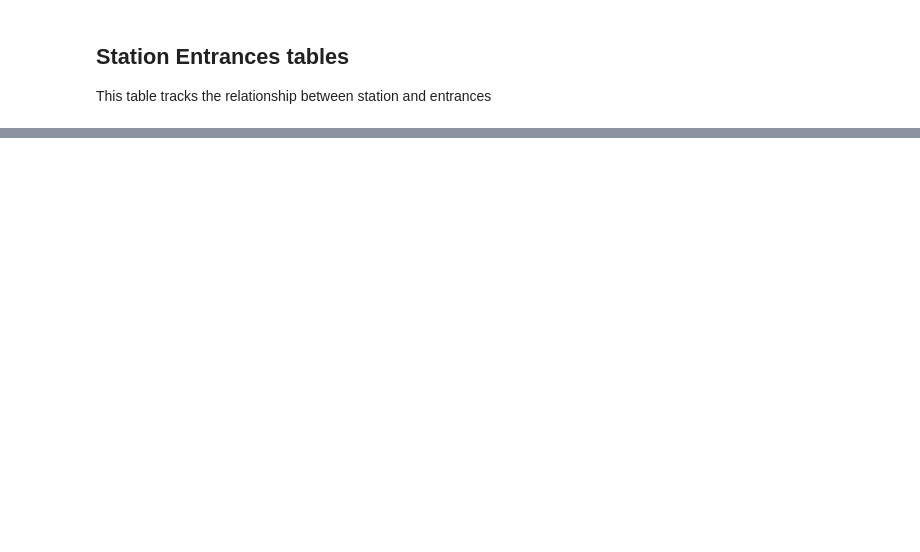
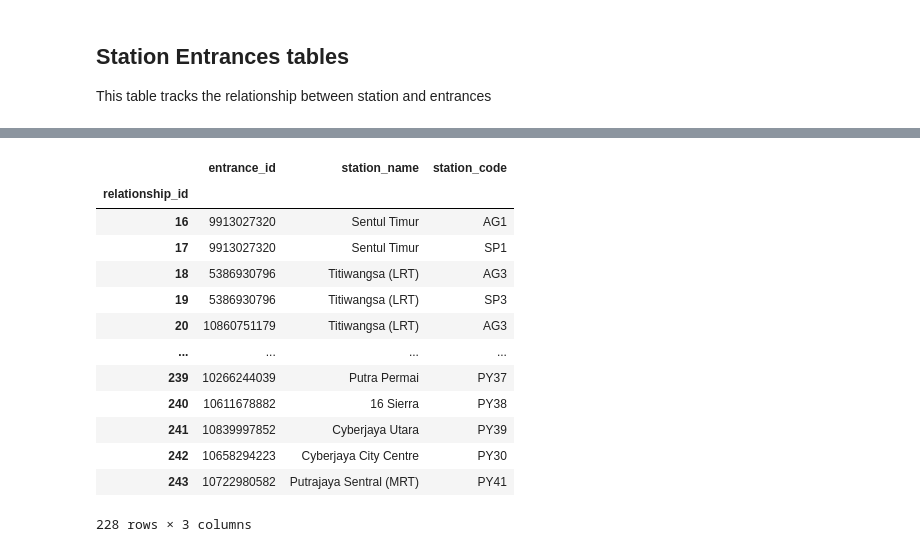
Before and after one commit to nabilersyad/transit-stations-database, a Jupyter notebook: 5_csv2supabase.ipynb, the cells around one changed output, grey strips where cells are left out. Saved outputs shown, nothing was run; the diff lists cells and outputs as text; code cells hidden in the pictures; blank space fills up the shorter version.

```diff
--- a/5_csv2supabase.ipynb
+++ b/5_csv2supabase.ipynb
@@ -385,0 +566,24 @@ station_entrances_data = pd.read_csv(os.path.join(cleansed_data_directory, clean
+# %%
+different_station_entrances_rows_mask= [not b for b in identical_station_entrances_rows_mask]
+different_station_entrances_rows = both_station_entrances_data[different_station_entrances_rows_mask]
+
+# Replace all NaN values in the DataFrame with None
+different_station_entrances_rows = different_station_entrances_rows.where(pd.notna(different_station_entrances_rows), None)
+different_station_entrances_rows = station_entrances_data_local.loc[different_station_entrances_rows.index]
+
+different_station_entrances_rows
+# %% [output]
+|  | entrance_id | station_name | station_code |
+| relationship_id |  |  |  |
+| 16 | 9913027320 | Sentul Timur | AG1 |
+| 17 | 9913027320 | Sentul Timur | SP1 |
+| 18 | 5386930796 | Titiwangsa (LRT) | AG3 |
+| 19 | 5386930796 | Titiwangsa (LRT) | SP3 |
+| 20 | 10860751179 | Titiwangsa (LRT) | AG3 |
+| ... | ... | ... | ... |
+| 239 | 10266244039 | Putra Permai | PY37 |
+| 240 | 10611678882 | 16 Sierra | PY38 |
+| 241 | 10839997852 | Cyberjaya Utara | PY39 |
+| 242 | 10658294223 | Cyberjaya City Centre | PY30 |
+| 243 | 10722980582 | Putrajaya Sentral (MRT) | PY41 |
+228 rows × 3 columns
```
Also changed, not shown: parts of 58 cells of this notebook, 1 other file.
